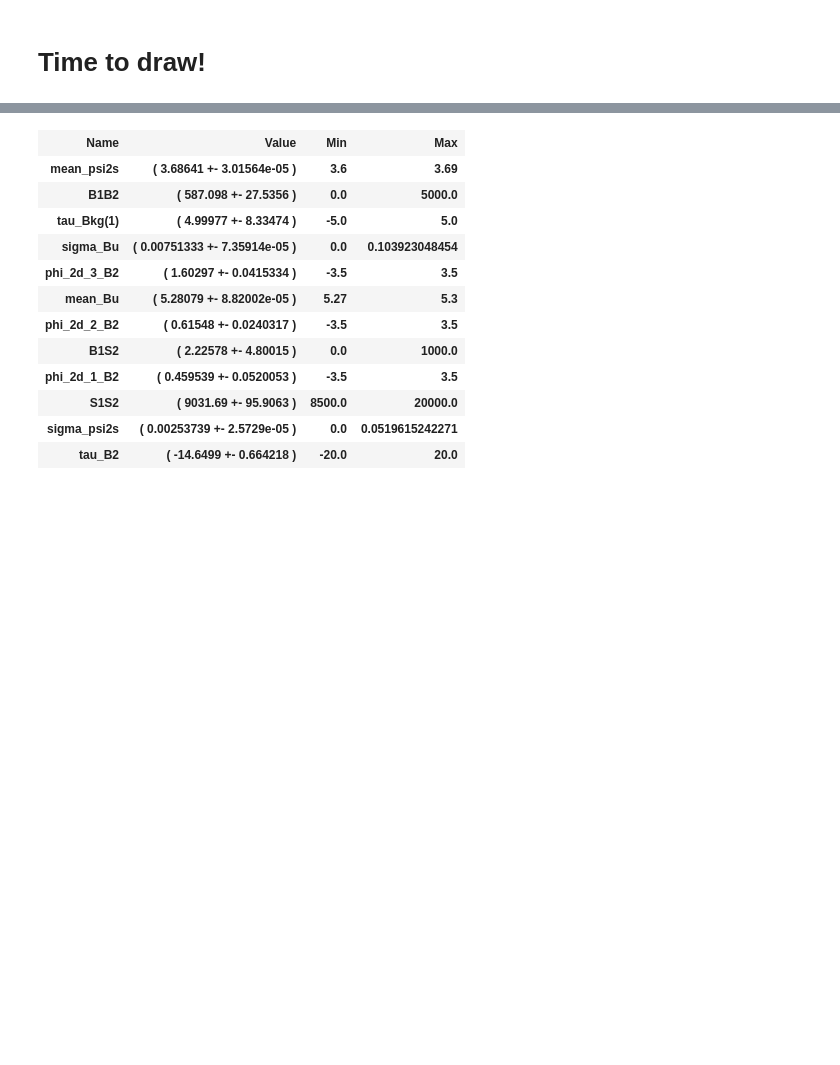
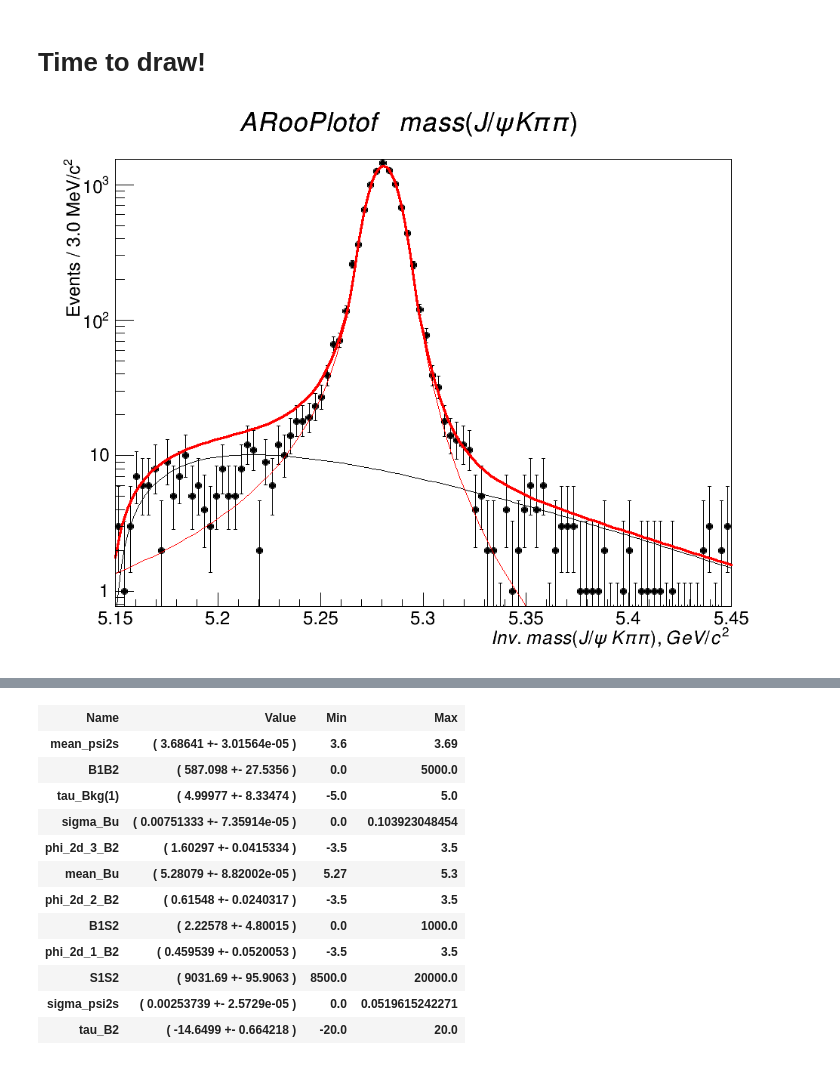
Before and after one commit to sashabaranov/Bu2JpsiKKpi, a Jupyter notebook: Kpipi/fit/2D fit (2).ipynb, the cells around one changed output, grey strips where cells are left out. Drawn from its saved outputs; the diff is of its cells as text; code cells hidden in the pictures; blank space fills up the shorter version.

```diff
--- a/Kpipi/fit/2D fit (2).ipynb
+++ b/Kpipi/fit/2D fit (2).ipynb
@@ -156,13 +156,15 @@ r = model.fitTo(ds_Bu, draw=False)
 # %%
 from ostap import rootnotes
 # %%
-c1 = rootnotes.random_canvas()
+c1 = rootnotes.random_canvas(size=(1024,768))
 fu = model.draw1(dataset=ds_Bu, nbins=nbin_Bu)
 fu.SetXTitle("Inv.\,mass(J/\psi\,K\pi\pi), GeV/c^{2}}")
 fu.SetYTitle("Events / %.1f MeV/c^{2}" % binning_b)
 
 fu.Draw()
 
 c1.SetLogy()
 c1
+# %% [output]
+[figure, added]
 # %%
```
Also changed, not shown: parts of 2 cells of this notebook.
